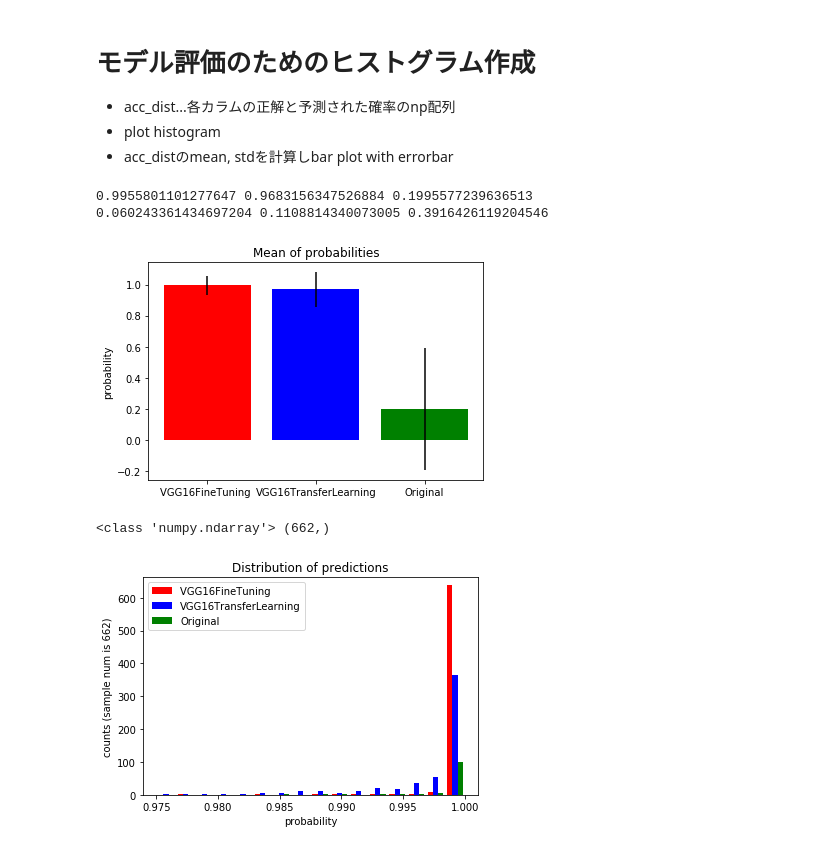
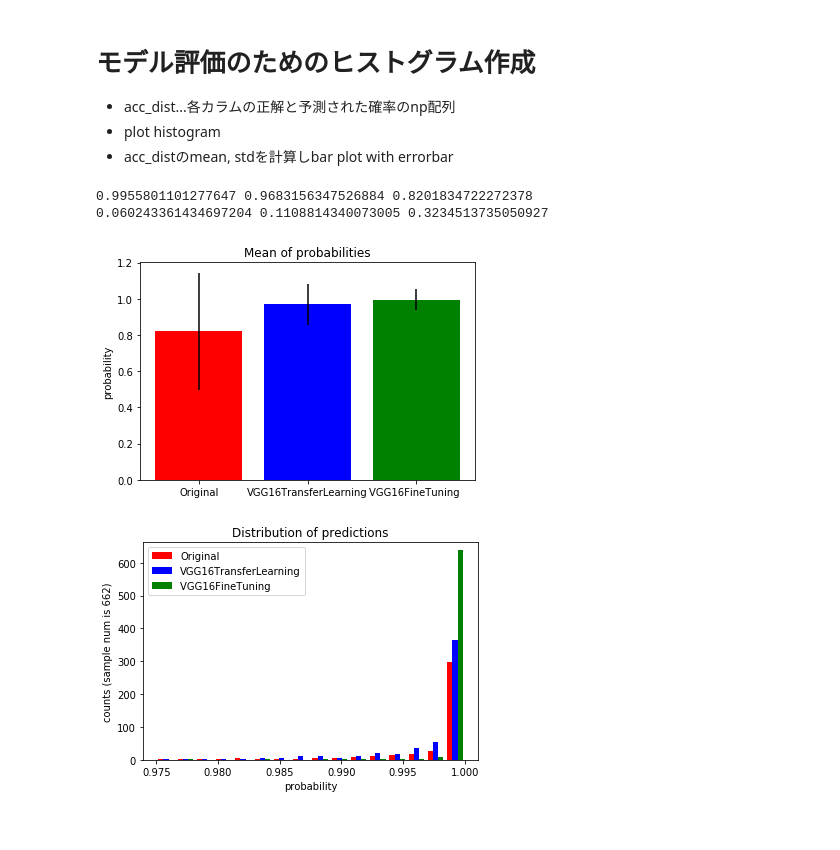
Before and after one commit to ibkuroyagi/digital-image-experiment-cnn-by-car, a Jupyter notebook: 6-evaluate-models.ipynb, the cells around one changed output. Saved outputs shown, nothing was run; the diff lists cells and outputs as text; code cells hidden in the pictures.

```diff
--- a/6-evaluate-models.ipynb
+++ b/6-evaluate-models.ipynb
@@ -275,46 +272,35 @@ prob3.head(20)
 # %%
 acc_dist1 = np.array(pd.read_csv('acc_dist/acc_dist1.csv'))
 acc_dist2 = np.array(pd.read_csv('acc_dist/acc_dist2.csv'))
 acc_dist3 = np.array(pd.read_csv('acc_dist/acc_dist3.csv'))
 
 acc1_m = np.mean(acc_dist1)
 acc2_m = np.mean(acc_dist2)
 acc3_m = np.mean(acc_dist3)
 acc1_s = np.std(acc_dist1)
 acc2_s = np.std(acc_dist2)
 acc3_s = np.std(acc_dist3)
 print(acc1_m,acc2_m,acc3_m)
 print(acc1_s,acc2_s,acc3_s)
 
-label=['VGG16FineTuning ','VGG16TransferLearning','Original']
+label=['Original','VGG16TransferLearning','VGG16FineTuning ']
 x = [1,2,3]
-y = [acc1_m, acc2_m, acc3_m]
-yerr = np.array([acc1_s, acc2_s, acc3_s])
+y = [acc3_m, acc2_m, acc1_m]
+yerr = np.array([acc3_s, acc2_s,acc1_s ])
 plt.bar(x, y, yerr=yerr, ecolor="black", color=["red", "blue", "green"],tick_label=label)
-# plt.bar(x, y, yerr=yerr, ecolor="black", color=["red", "blue", "green"],label=label)
-
 plt.title('Mean of probabilities')
 plt.ylabel('probability')
-
-# plt.bar(1, acc1_m, yerr=acc1_s, ecolor="black", color="red",label='VGG16 fine tuning')
-# plt.bar(2, acc2_m, yerr=acc2_s, ecolor="black", color="blue",label='VGG16 transfer learning')
-# plt.bar(3, acc3_m, yerr=acc3_s, ecolor="black", color="green",label='original')
-# plt.legend(bbox_to_anchor=(1, 0), loc='lower right', borderaxespad=1, fontsize=11)
 plt.savefig('results_pictures/acc_bars.png')
 # %% [output]
-0.9955801101277647 0.9683156347526884 0.1995577239636513
-0.060243361434697204 0.1108814340073005 0.3916426119204546
+0.9955801101277647 0.9683156347526884 0.8201834722272378
+0.060243361434697204 0.1108814340073005 0.3234513735050927
-[figure, old version]
+[figure, new version]
 # %%
 a_min = 0.975
 a_max = 1.0
 # acc_dist11 = np.clip(acc_dist1,a_max=a_max,a_min=a_min).reshape(-1,)
 # acc_dist22 = np.clip(acc_dist2,a_max=a_max,a_min=a_min).reshape(-1,)
 # acc_dist33 = np.clip(acc_dist3,a_max=a_max,a_min=a_min).reshape(-1,)
-# %%
-print(type(acc_dist11),acc_dist11.reshape(-1,).shape)
-# %% [output]
-<class 'numpy.ndarray'> (662,)
 # %%
 fig = plt.figure()
 ax = fig.add_subplot(1,1,1)
@@ -323,7 +309,7 @@ ax = fig.add_subplot(1,1,1)
 # ax.hist(acc_dist22, bins=50,  color='blue',alpha=0.5,range=(a_min, a_max),label='VGG16TransferLearning')
 # ax.hist(acc_dist33, bins=50,  color='green',alpha=0.5,range=(a_min, a_max),label='Original ')
 # x = [acc_dist11,acc_dist22,acc_dist33]
-x = [acc_dist1.reshape(-1,),acc_dist2.reshape(-1,),acc_dist3.reshape(-1,)]
+x = [acc_dist3.reshape(-1,),acc_dist2.reshape(-1,),acc_dist1.reshape(-1,)]
 
 ax.hist(x, bins=16,  color=['red', 'blue', 'green'],range=(a_min, a_max), label=label)
 ax.set_ylim(0,662)
@@ -334,4 +320,4 @@ plt.legend(loc='upper left')
 fig.show()
 plt.savefig("results_pictures/acc_dists.png")
 # %% [output]
-[figure, old version]
+[figure, new version]
```
Also changed, not shown: parts of 3 cells of this notebook, 13 other files.
